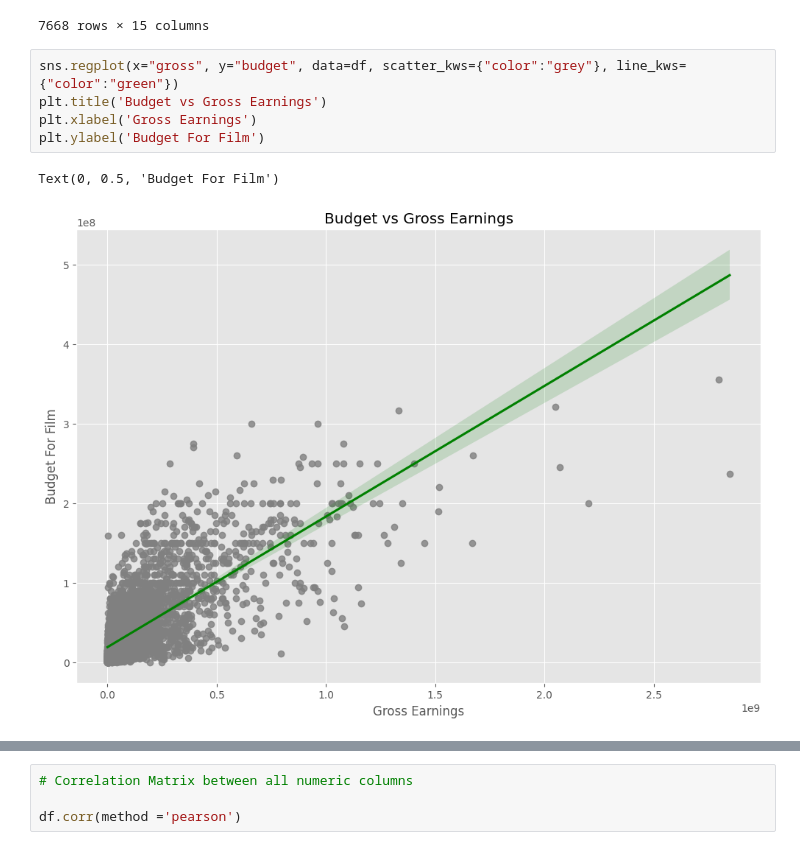
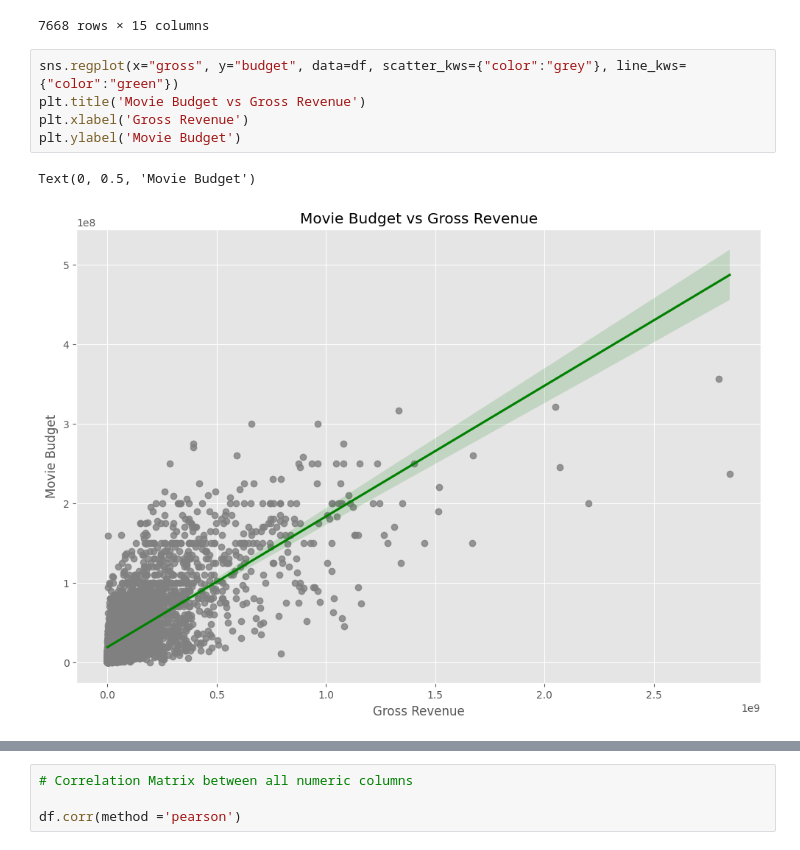
Before and after one commit to emmanuelbujiku/data-analytics-portfolio, a Jupyter notebook: Movies Industry Analysis/Movies_Industry_Analysis.ipynb, the cells around one changed output, grey strips where cells are left out. Saved outputs shown, nothing was run; the diff lists cells and outputs as text.

```diff
--- a/Movies Industry Analysis/Movies_Industry_Analysis.ipynb
+++ b/Movies Industry Analysis/Movies_Industry_Analysis.ipynb
@@ -124,11 +124,11 @@ df.sort_values(by=['gross'], inplace=False, ascending=False)
 7668 rows × 15 columns
 # %%
 sns.regplot(x="gross", y="budget", data=df, scatter_kws={"color":"grey"}, line_kws={"color":"green"})
-plt.title('Budget vs Gross Earnings')
-plt.xlabel('Gross Earnings')
-plt.ylabel('Budget For Film')
+plt.title('Movie Budget vs Gross Revenue')
+plt.xlabel('Gross Revenue')
+plt.ylabel('Movie Budget')
 # %% [output]
-Text(0, 0.5, 'Budget For Film')
+Text(0, 0.5, 'Movie Budget')
-[figure, old version]
+[figure, new version]
 # %%
 sns.regplot(x="score", y="gross", data=df, scatter_kws={"color":"grey"}, line_kws={"color":"green"})
```
Also changed, not shown: parts of 8 cells of this notebook.
